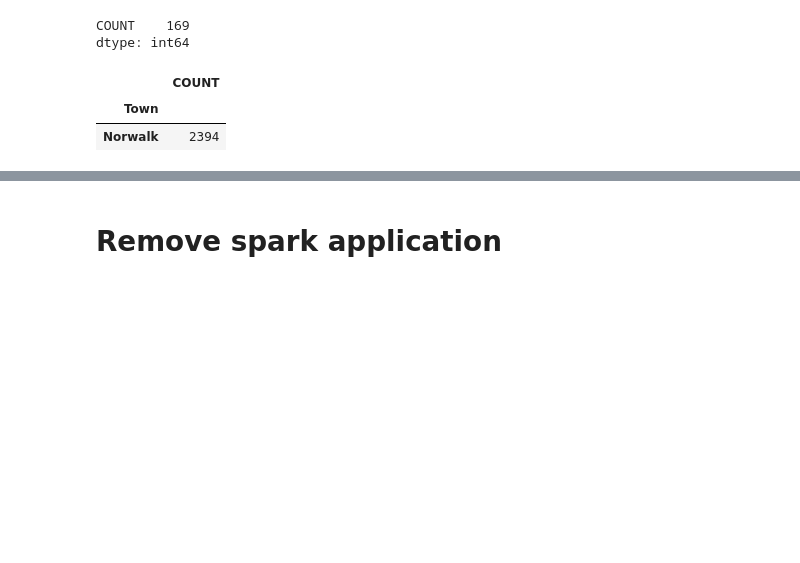
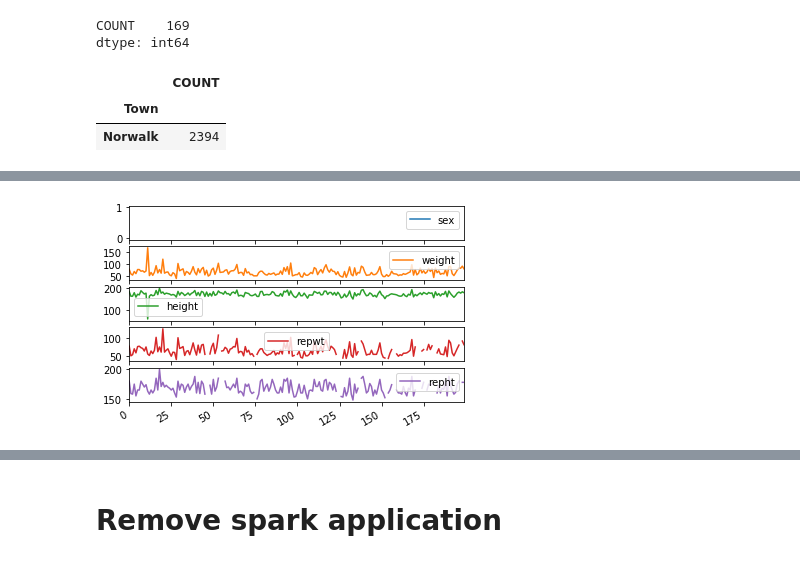
Before and after one commit to techsparksguru/data_ai_for_all, a Jupyter notebook: class10_koalas/koalas.ipynb, the cells around one changed output, grey strips where cells are left out. Drawn from its saved outputs; the diff is of its cells as text; code cells hidden in the pictures; blank space fills up the shorter version.

```diff
--- a/class10_koalas/koalas.ipynb
+++ b/class10_koalas/koalas.ipynb
@@ -244,0 +289,5 @@ my_df1[my_df1['COUNT'] == my_df1['COUNT'].max()]
+# %%
+# subplots to put each column in its own plot
+ax = kdf2.plot(subplots=True)
+# %% [output]
+[figure, added]
```
Also changed, not shown: parts of 20 cells of this notebook.
